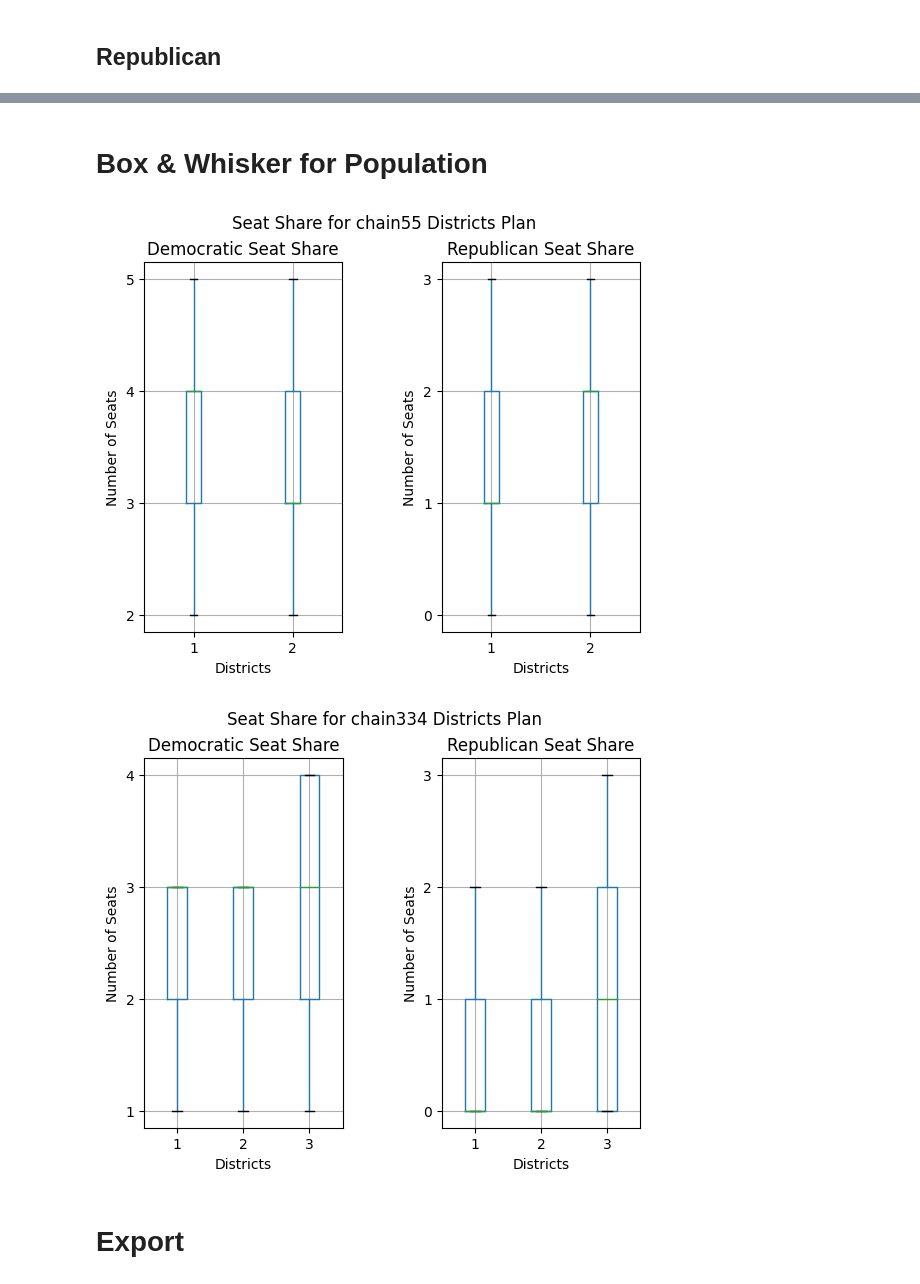
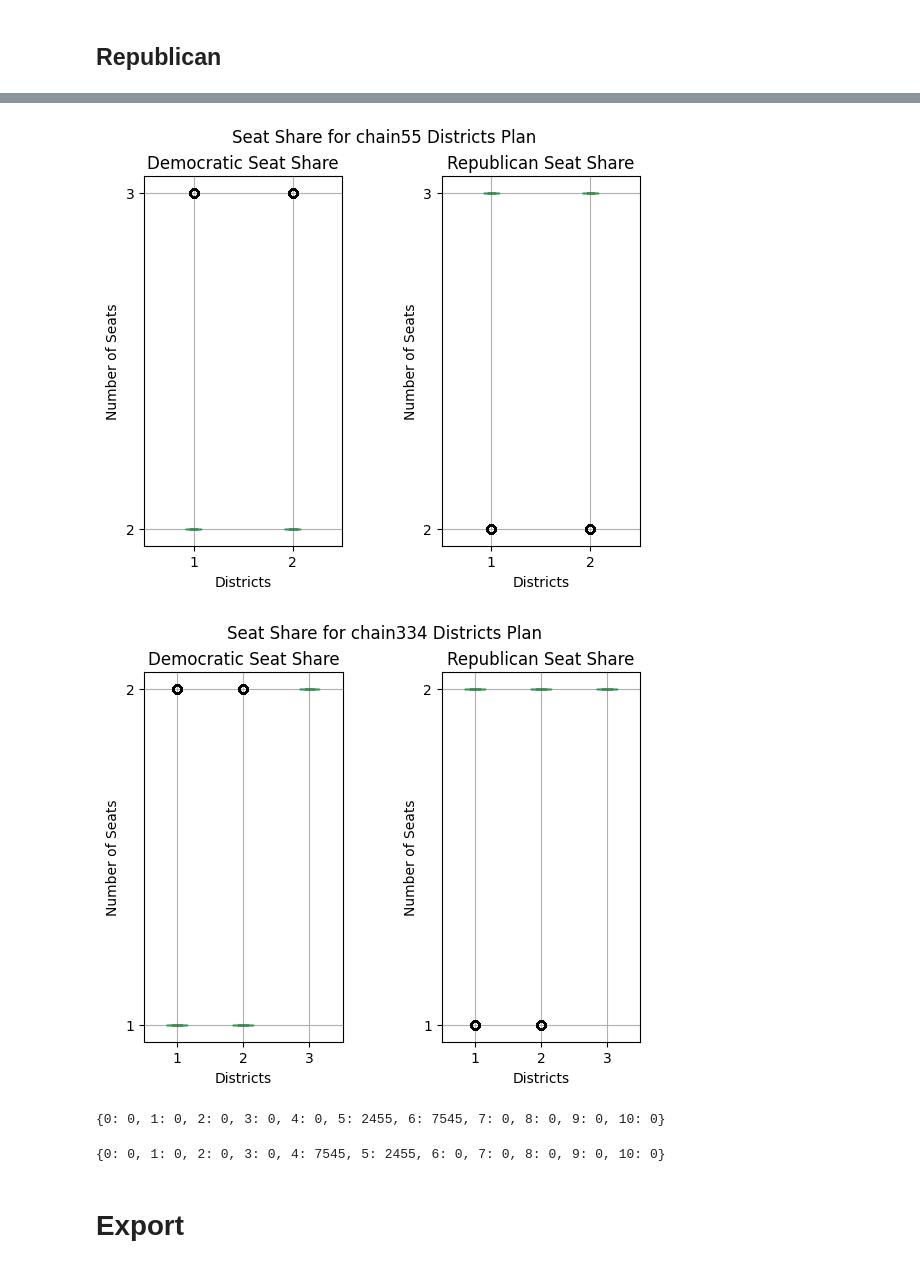
Before and after one commit to nimatullo/state-redistricter, a Jupyter notebook: gerrychain/seawulf-scripts/VirginiaMMDFinal.ipynb, the cells around one changed output, grey strips where cells are left out. Drawn from its saved outputs; the diff is of its cells as text; code cells hidden in the pictures.

```diff
--- a/gerrychain/seawulf-scripts/VirginiaMMDFinal.ipynb
+++ b/gerrychain/seawulf-scripts/VirginiaMMDFinal.ipynb
@@ -301,3 +332,0 @@ rep_vote_share_percentage
-# %% [markdown]
-
-# Box & Whisker for Population
@@ -310,5 +333,7 @@ total_pop_box_data = pd.DataFrame(total_pop.describe().loc[["min", "25%", "50%",
 # %%
 seat_data = {}
+rep_total_count = [0] * (TOTAL_DISTRICTS + 1)
+dem_total_count = [0] * (TOTAL_DISTRICTS + 1)
 
 # Remove all candidates that have 0 votes
 for link in master_dict:
@@ -326,11 +351,10 @@ for link in master_dict:
         for district in election:
             # Remove half of the candidates
             election[district] = dict(list(election[district].items())[:int(len(election[district])/2)])
+
             # Sort districts by number of elements
             election[district] = dict(sorted(election[district].items(), key=lambda item: item[1], reverse=True))
-
     # Sort the districts by number of elements and re index them
-    # District 3 should have the most candidates
     new_election = sorted(new_election, key=lambda x: len(x[len(x)]), reverse=True)
     for i in range(len(new_election)):
         new_election[i] = dict(sorted(new_election[i].items(), key=lambda x: len(x[len(x)-1]), reverse=False))
@@ -342,6 +366,8 @@ for link in master_dict:
     for election in new_election:
         dem_dict = {}
         rep_dict = {}
+        total_dem = 0
+        total_rep = 0
         for district in election:
             # Get the number of repubicans and democrats
             num_dem = 0
@@ -351,43 +377,52 @@ for link in master_dict:
                     num_dem += 1
                 else:
                     num_rep += 1
-            dem_dict[district] = num_rep
-            rep_dict[district] = num_dem
+            total_dem += num_dem
+            total_rep += num_rep
+            dem_dict[district] = num_dem
+            rep_dict[district] = num_rep
+        dem_total_count[total_dem] = dem_total_count[total_dem] + 1
+        rep_total_count[total_rep] = rep_total_count[total_rep] + 1
         dem_seatshare.append(dem_dict)
         rep_seatshare.append(rep_dict)
 
     df_dem = pd.DataFrame(dem_seatshare)
     df_rep = pd.DataFrame(rep_seatshare)
 
-
     # Group both boxplots together
     fig, (ax1, ax2) = plt.subplots(1, 2)
     ax1.yaxis.set_major_locator(MaxNLocator(integer=True))
     ax2.yaxis.set_major_locator(MaxNLocator(integer=True))
+
+    # Make y axis from 0 to 4 for both plots
 
     fig.suptitle("Seat Share for " + link + " Districts Plan")
     df_dem.boxplot(ax=ax1)
     ax1.set_title("Democratic Seat Share")
     ax1.set_xlabel("Districts")
     ax1.set_ylabel("Number of Seats")
     df_rep.boxplot(ax=ax2)
     ax2.set_title("Republican Seat Share")
     ax2.set_xlabel("Districts")
     ax2.set_ylabel("Number of Seats")
     # Add space between the two plots
     fig.subplots_adjust(wspace=0.5)
 
     seat_data[link] = [df_dem, df_rep]
 
-
-    # Plots only whole numbers
-
     plt.show()
-    # print(type(plt))
-
-# Turn seat data into a dataframe
 # %% [output]
-[figure, old version]
+[figure, new version]
-[figure, old version]
+[figure, new version]
+# %%
+rep_total_count = {i: rep_total_count[i] for i in range(0, len(rep_total_count))}
+rep_total_count
+# %% [output]
+{0: 0, 1: 0, 2: 0, 3: 0, 4: 0, 5: 2455, 6: 7545, 7: 0, 8: 0, 9: 0, 10: 0}
+# %%
+dem_total_count = {i: dem_total_count[i] for i in range(0, len(dem_total_count))}
+dem_total_count
+# %% [output]
+{0: 0, 1: 0, 2: 0, 3: 0, 4: 7545, 5: 2455, 6: 0, 7: 0, 8: 0, 9: 0, 10: 0}
 # %% [markdown]
 # Export
```
Also changed, not shown: parts of 13 cells of this notebook, 46 other files.
